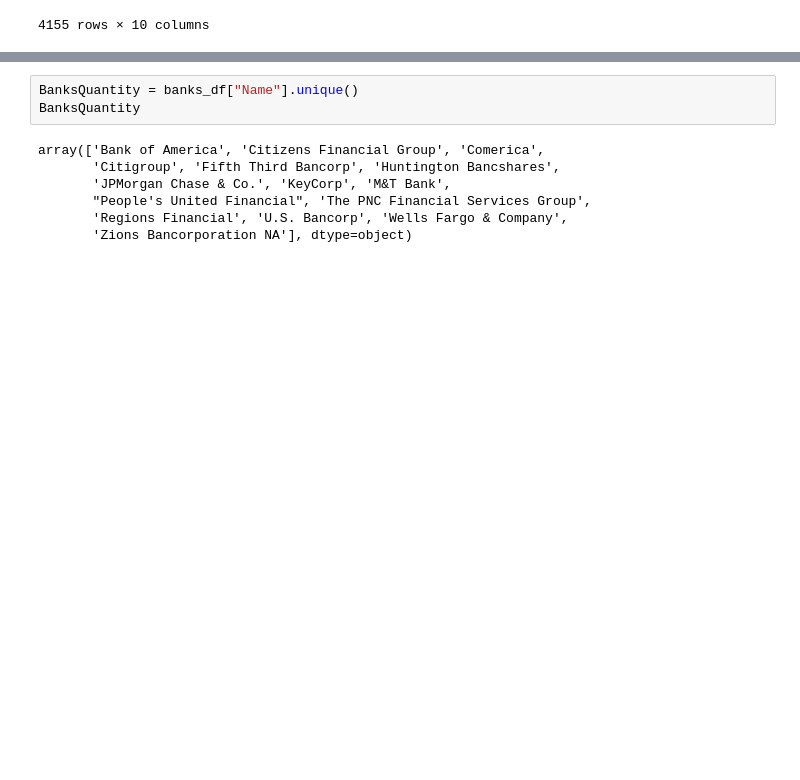
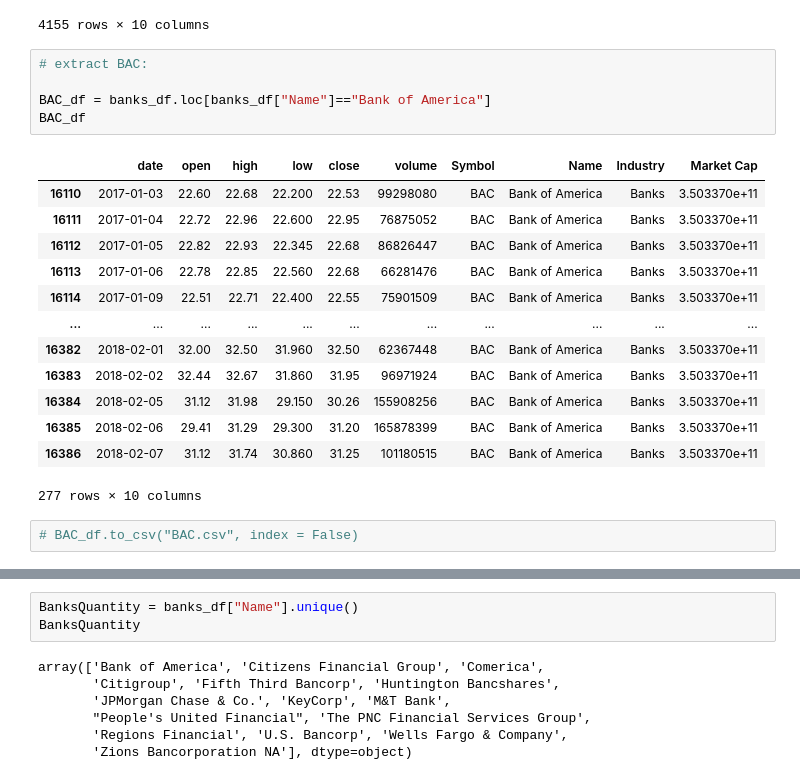
Before and after one commit to TracieDiepBautista/StockAnalytics, a Jupyter notebook: pandasDataManipulation-jy.ipynb, the cells around one changed output, grey strips where cells are left out. Saved outputs shown, nothing was run; the diff lists cells and outputs as text; blank space fills up the shorter version.

```diff
--- a/pandasDataManipulation-jy.ipynb
+++ b/pandasDataManipulation-jy.ipynb
@@ -188,3 +188,24 @@ banks_df
 | 138883 | 2018-02-06 | 50.41 | 52.760 | 49.761 | 52.52 | 3682542 | ZION | Zions Bancorporation NA | Banks | 1.059309e+10 |
 | 138884 | 2018-02-07 | 52.23 | 54.315 | 52.220 | 54.02 | 6427280 | ZION | Zions Bancorporation NA | Banks | 1.059309e+10 |
 4155 rows × 10 columns
+# %%
+# extract BAC:
+
+BAC_df = banks_df.loc[banks_df["Name"]=="Bank of America"]
+BAC_df
+# %% [output]
+|  | date | open | high | low | close | volume | Symbol | Name | Industry | Market Cap |
+| 16110 | 2017-01-03 | 22.60 | 22.68 | 22.200 | 22.53 | 99298080 | BAC | Bank of America | Banks | 3.503370e+11 |
+| 16111 | 2017-01-04 | 22.72 | 22.96 | 22.600 | 22.95 | 76875052 | BAC | Bank of America | Banks | 3.503370e+11 |
+| 16112 | 2017-01-05 | 22.82 | 22.93 | 22.345 | 22.68 | 86826447 | BAC | Bank of America | Banks | 3.503370e+11 |
+| 16113 | 2017-01-06 | 22.78 | 22.85 | 22.560 | 22.68 | 66281476 | BAC | Bank of America | Banks | 3.503370e+11 |
+| 16114 | 2017-01-09 | 22.51 | 22.71 | 22.400 | 22.55 | 75901509 | BAC | Bank of America | Banks | 3.503370e+11 |
+| ... | ... | ... | ... | ... | ... | ... | ... | ... | ... | ... |
+| 16382 | 2018-02-01 | 32.00 | 32.50 | 31.960 | 32.50 | 62367448 | BAC | Bank of America | Banks | 3.503370e+11 |
+| 16383 | 2018-02-02 | 32.44 | 32.67 | 31.860 | 31.95 | 96971924 | BAC | Bank of America | Banks | 3.503370e+11 |
+| 16384 | 2018-02-05 | 31.12 | 31.98 | 29.150 | 30.26 | 155908256 | BAC | Bank of America | Banks | 3.503370e+11 |
+| 16385 | 2018-02-06 | 29.41 | 31.29 | 29.300 | 31.20 | 165878399 | BAC | Bank of America | Banks | 3.503370e+11 |
+| 16386 | 2018-02-07 | 31.12 | 31.74 | 30.860 | 31.25 | 101180515 | BAC | Bank of America | Banks | 3.503370e+11 |
+277 rows × 10 columns
+# %%
+# BAC_df.to_csv("BAC.csv", index = False)
```
Also changed, not shown: parts of 18 cells of this notebook, 11 other files.
